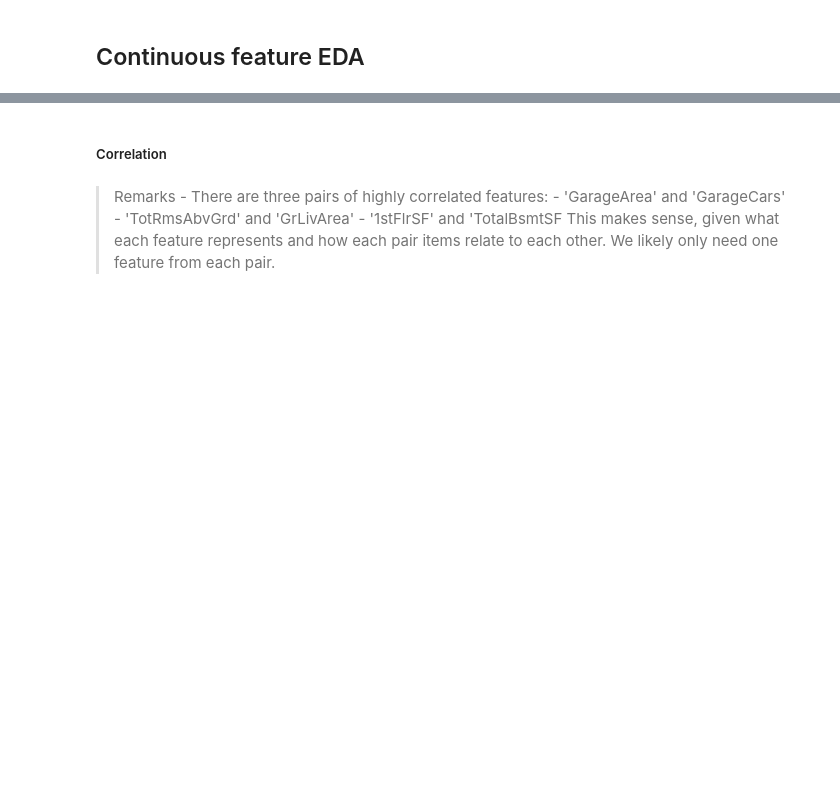
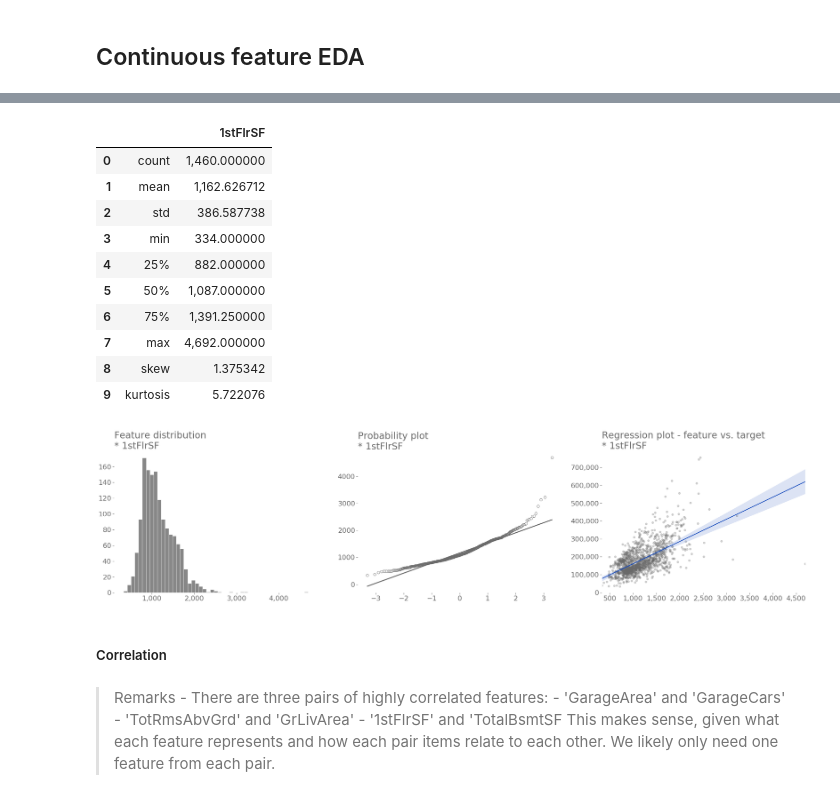
Before and after one commit to sudhu26/data-science-portfolio, a Jupyter notebook: kaggle/HousingPrices/kernel.ipynb, the cells around one changed output, grey strips where cells are left out. Drawn from its saved outputs; the diff is of its cells as text; code cells hidden in the pictures; blank space fills up the shorter version.

```diff
--- a/kaggle/HousingPrices/kernel.ipynb
+++ b/kaggle/HousingPrices/kernel.ipynb
@@ -328,12 +368,25 @@ for feature in train.data.mlm_dtypes["count"][:5]:
 <a id = 'Continuous-feature-EDA'></a>
 # %%
 # continuous features
-for feature in train.data.mlm_dtypes["continuous"][:3]:
+for feature in train.data.mlm_dtypes["continuous"][:1]:
     train.eda_num_target_num_feat(
         feature=feature,
 #         outliers_out_of_scope=5,
         chart_scale=20
     )
+# %% [output]
+|  |  | 1stFlrSF |
+| 0 | count | 1,460.000000 |
+| 1 | mean | 1,162.626712 |
+| 2 | std | 386.587738 |
+| 3 | min | 334.000000 |
+| 4 | 25% | 882.000000 |
+| 5 | 50% | 1,087.000000 |
+| 6 | 75% | 1,391.250000 |
+| 7 | max | 4,692.000000 |
+| 8 | skew | 1.375342 |
+| 9 | kurtosis | 5.722076 |
+[figure, added]
 # %% [markdown]
 ##### Correlation
 # %%
```
Also changed, not shown: parts of 25 cells of this notebook, 15 other files.
